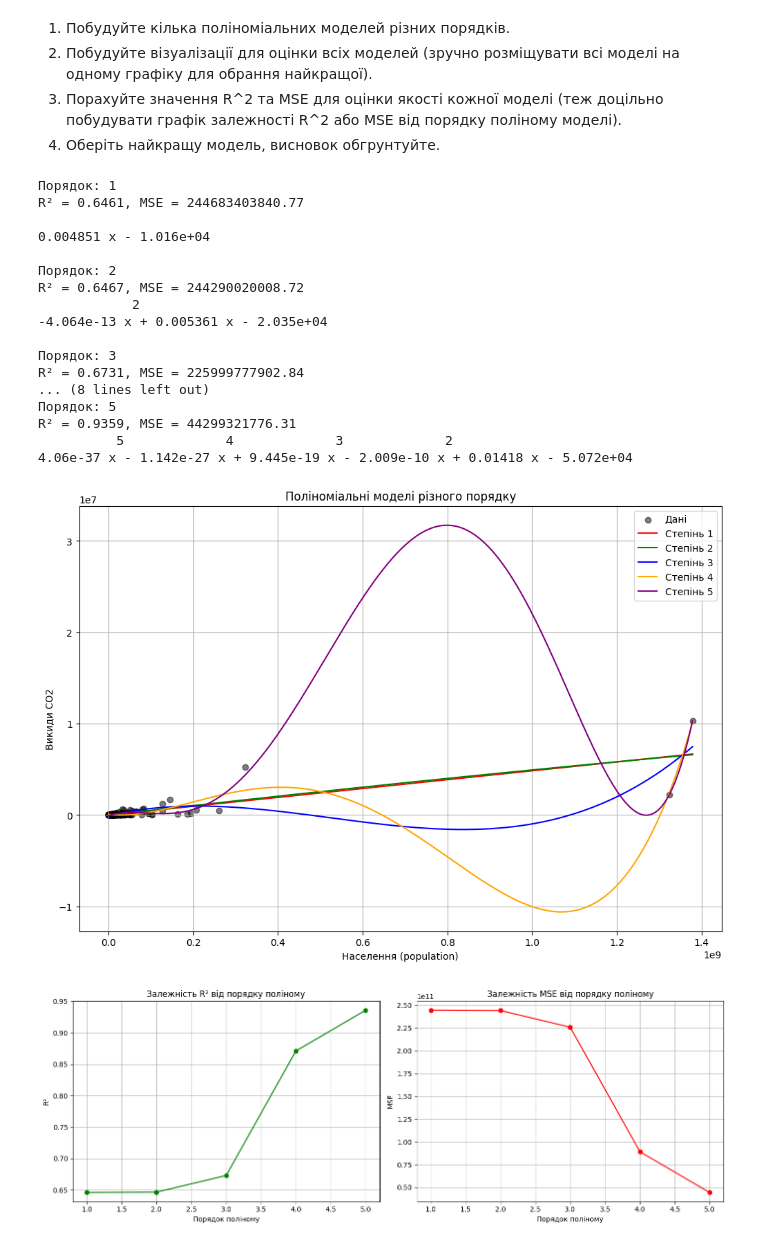
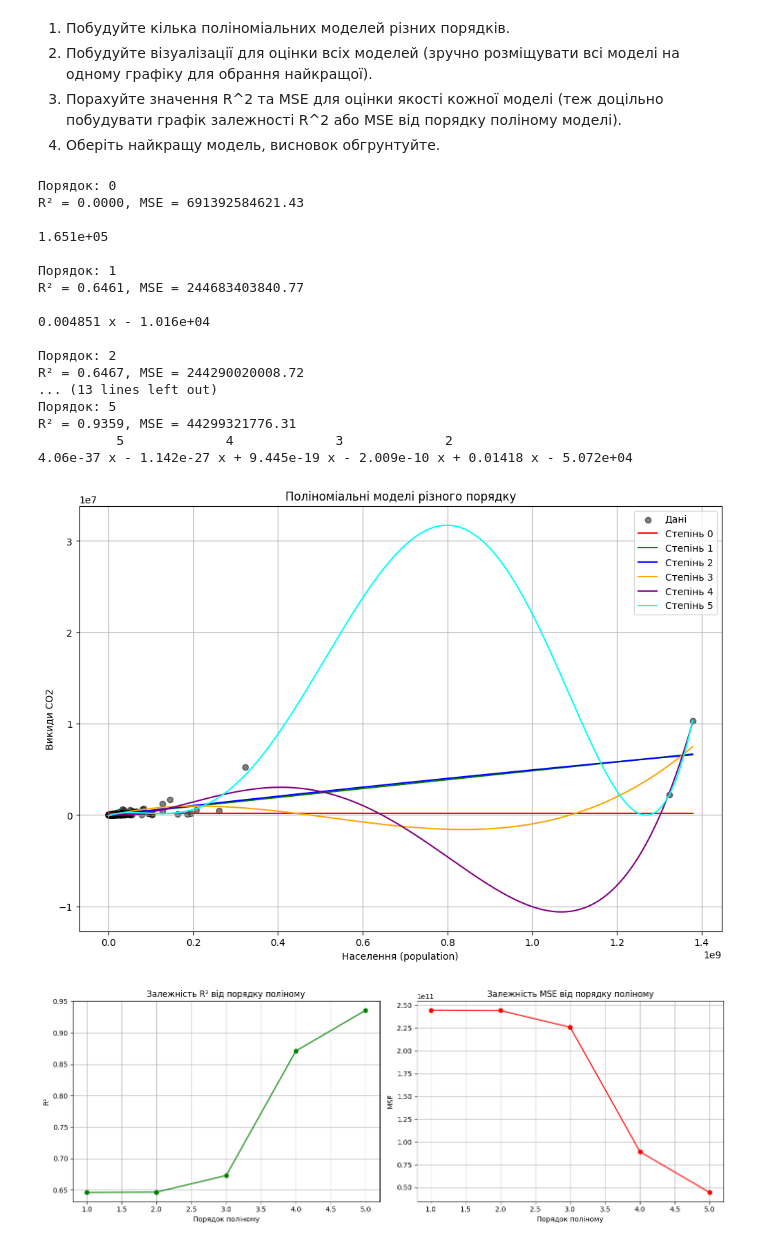
Before and after one commit to sokolovgit/data_analysis, a Jupyter notebook: py_lab3/lab3.ipynb, the cells around one changed output. Cells and saved outputs as stored; diff of their text form; code cells hidden in the pictures.

```diff
--- a/py_lab3/lab3.ipynb
+++ b/py_lab3/lab3.ipynb
@@ -663,7 +663,7 @@ x = df['population']
 y = df['co2_emission']
 
 # Порядки поліномів, які будемо тестувати
-degrees = [1, 2, 3, 4, 5]
+degrees = [0, 1, 2, 3, 4, 5]
 
 # Словники для збереження метрик
 models = {}
@@ -687,6 +687,11 @@ for d in degrees:
     print(f"R² = {r2:.4f}, MSE = {mse:.2f}")
     print(model, "\n")
 # %% [output]
+Порядок: 0
+R² = 0.0000, MSE = 691392584621.43
+
+1.651e+05
+
 Порядок: 1
 R² = 0.6461, MSE = 244683403840.77
 
@@ -694,12 +699,7 @@ R² = 0.6461, MSE = 244683403840.77
 
 Порядок: 2
 R² = 0.6467, MSE = 244290020008.72
-            2
--4.064e-13 x + 0.005361 x - 2.035e+04
-
-Порядок: 3
-R² = 0.6731, MSE = 225999777902.84
-... (8 lines left out)
+... (13 lines left out)
 Порядок: 5
 R² = 0.9359, MSE = 44299321776.31
           5             4             3             2
@@ -707,24 +707,24 @@ R² = 0.9359, MSE = 44299321776.31
 # %%
 plt.figure(figsize=(12, 8))
 plt.scatter(x, y, color='black', label='Дані', alpha=0.5)
 
 x_vals = np.linspace(x.min(), x.max(), 500)
 
 # Кольори для графіків
-colors = ['r', 'g', 'b', 'orange', 'purple']
+colors = ['r', 'g', 'b', 'orange', 'purple', 'cyan']
 
 for i, d in enumerate(degrees):
     y_vals = models[d](x_vals)
     plt.plot(x_vals, y_vals, label=f'Степінь {d}', color=colors[i])
 
 plt.xlabel("Населення (population)")
 plt.ylabel("Викиди CO2")
 plt.title("Поліноміальні моделі різного порядку")
 plt.legend()
 plt.grid(True)
 plt.show()
 # %% [output]
-[figure, old version]
+[figure, new version]
 # %%
 plt.figure(figsize=(14, 5))
 
```
